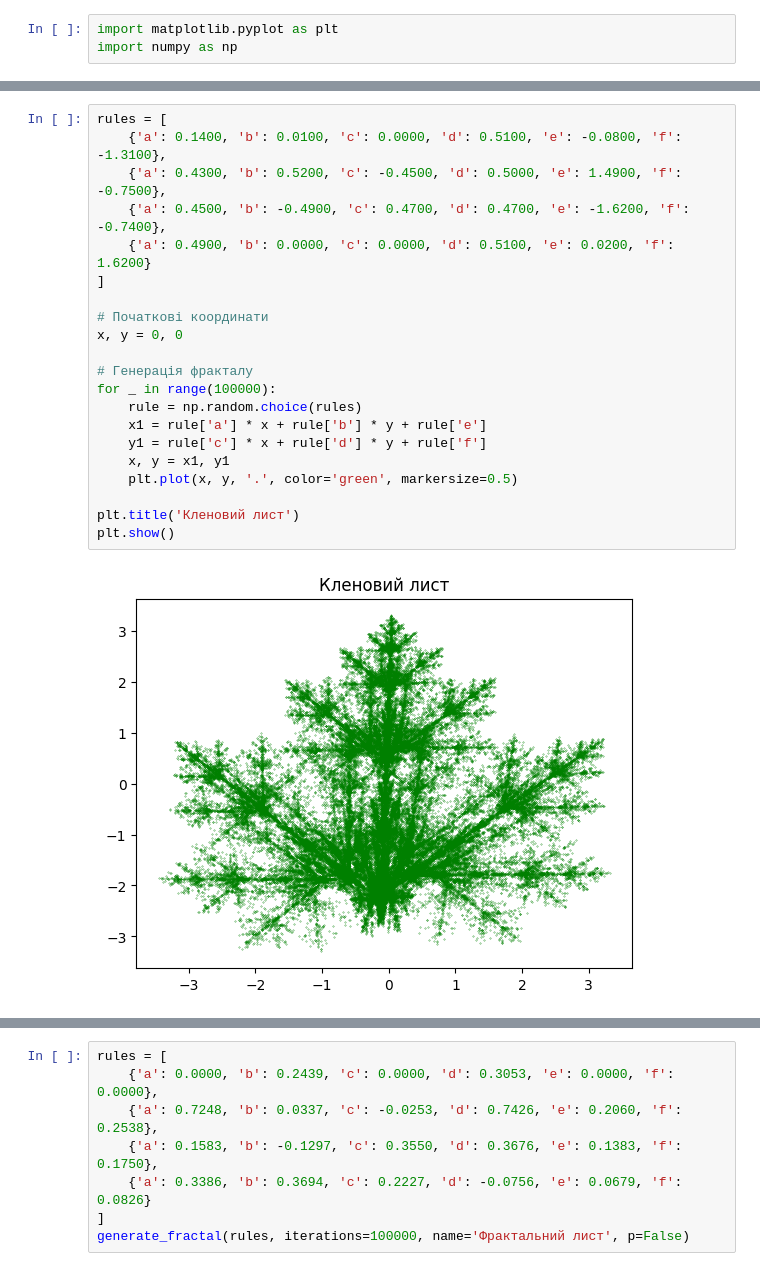
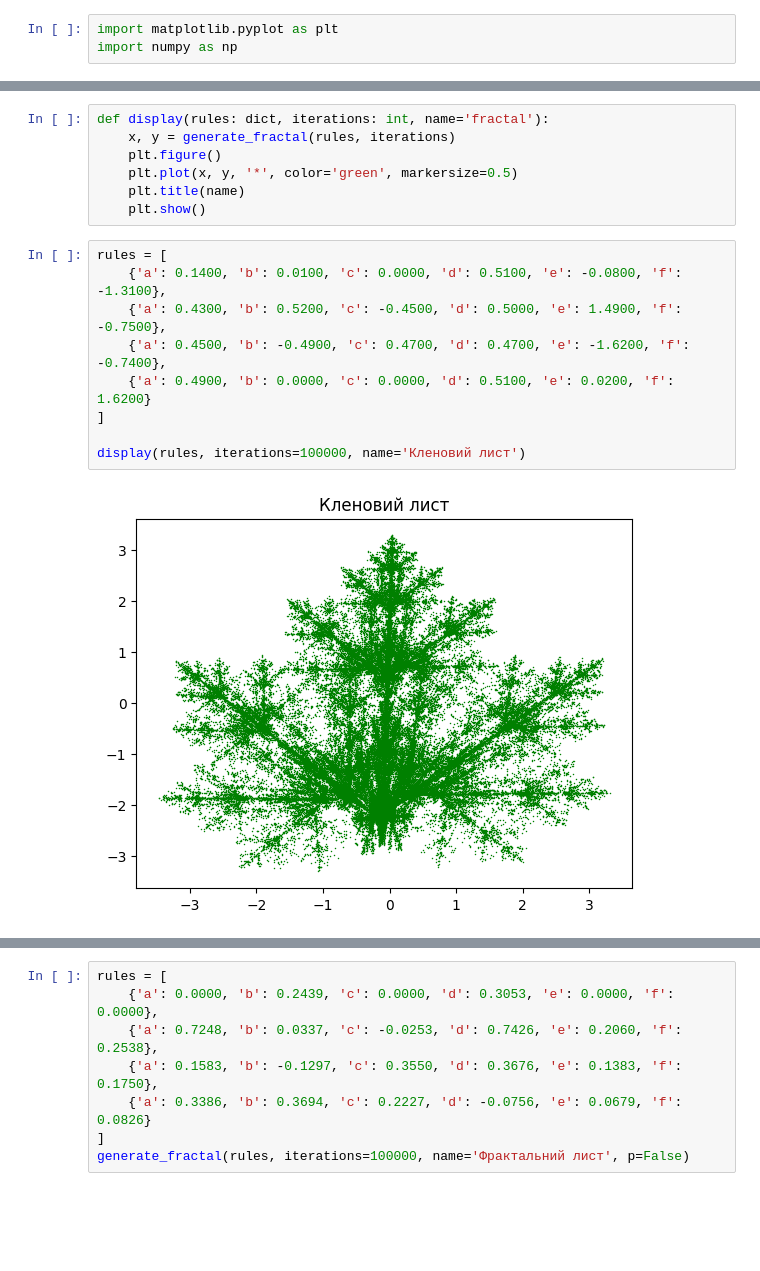
Before and after one commit to gre1wy/CompGraphic, a Jupyter notebook: Lab4/lab4.ipynb, the cells around one changed output, grey strips where cells are left out. Drawn from its saved outputs; the diff is of its cells as text; blank space fills up the shorter version.

```diff
--- a/Lab4/lab4.ipynb
+++ b/Lab4/lab4.ipynb
@@ -4,23 +41,18 @@ import numpy as np
+# %%
+def display(rules: dict, iterations: int, name='fractal'):
+    x, y = generate_fractal(rules, iterations)
+    plt.figure()
+    plt.plot(x, y, '*', color='green', markersize=0.5)
+    plt.title(name)
+    plt.show()
 # %%
 rules = [
     {'a': 0.1400, 'b': 0.0100, 'c': 0.0000, 'd': 0.5100, 'e': -0.0800, 'f': -1.3100},
     {'a': 0.4300, 'b': 0.5200, 'c': -0.4500, 'd': 0.5000, 'e': 1.4900, 'f': -0.7500},
     {'a': 0.4500, 'b': -0.4900, 'c': 0.4700, 'd': 0.4700, 'e': -1.6200, 'f': -0.7400},
     {'a': 0.4900, 'b': 0.0000, 'c': 0.0000, 'd': 0.5100, 'e': 0.0200, 'f': 1.6200}
 ]
 
-# Початкові координати
-x, y = 0, 0
-
-# Генерація фракталу
-for _ in range(100000):
-    rule = np.random.choice(rules)
-    x1 = rule['a'] * x + rule['b'] * y + rule['e']
-    y1 = rule['c'] * x + rule['d'] * y + rule['f']
-    x, y = x1, y1
-    plt.plot(x, y, '.', color='green', markersize=0.5)
-
-plt.title('Кленовий лист')
-plt.show()
+display(rules, iterations=100000, name='Кленовий лист')
 # %% [output]
-[figure, old version]
+[figure, new version]
```
Also changed, not shown: parts of 19 cells of this notebook, 18 other files.
